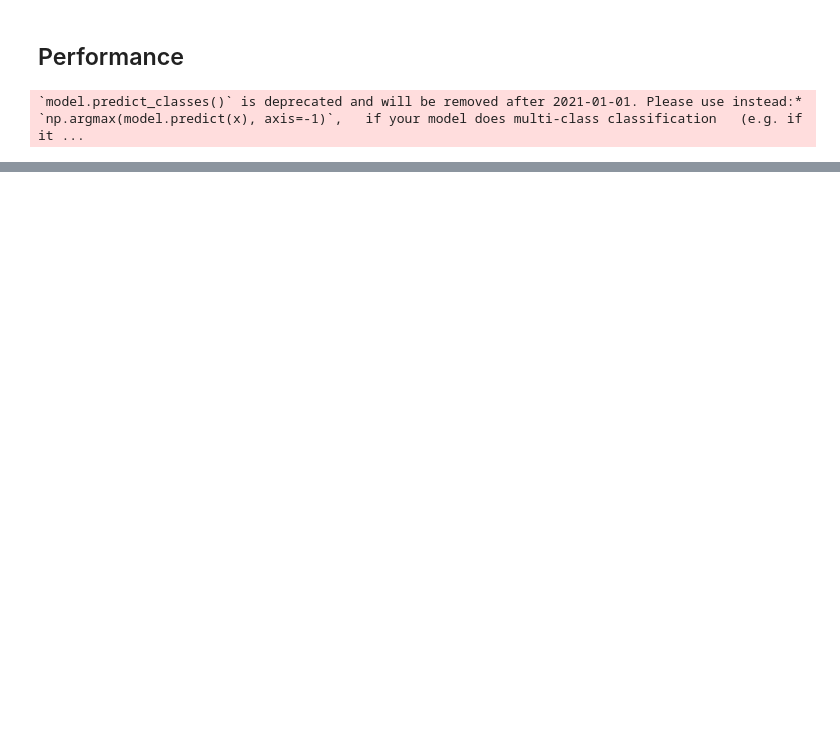
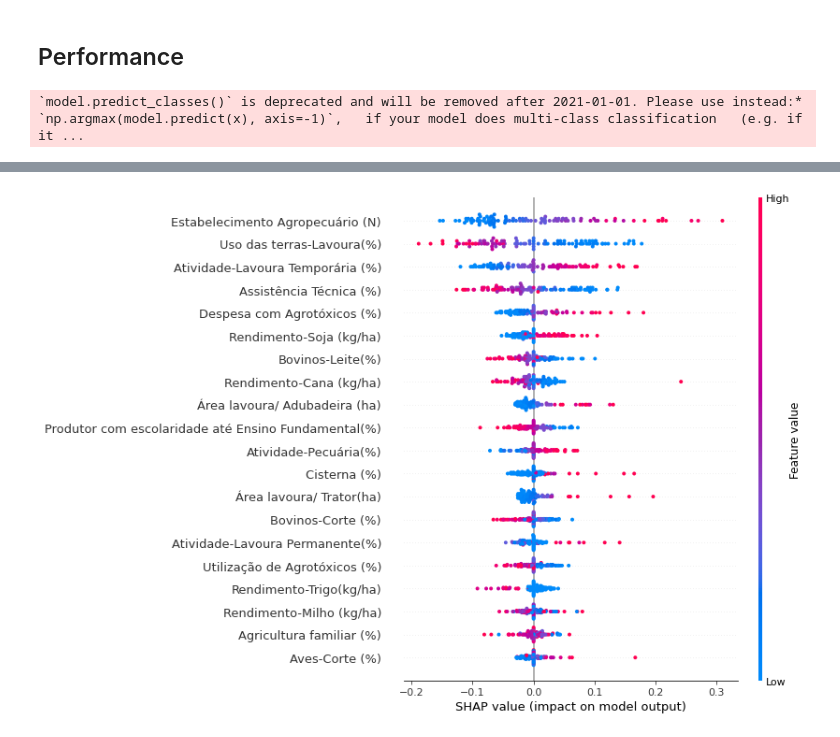
Before and after one commit to odxone/imil_agro_anexo, a Jupyter notebook: nbs/nb_66-neural_network_classification.ipynb, the cells around one changed output, grey strips where cells are left out. Saved outputs shown, nothing was run; the diff lists cells and outputs as text; code cells hidden in the pictures; blank space fills up the shorter version.

```diff
--- a/nbs/nb_66-neural_network_classification.ipynb
+++ b/nbs/nb_66-neural_network_classification.ipynb
@@ -136,0 +233,8 @@ INFO:tensorflow:Assets written to: /mnt/d/Clientes/ODX/agro/agro_book/data/nn_es
+# %%
+shap.summary_plot(
+    shap_nn_values[0],
+    features=shap.sample(scaled_X, random_state=42),
+    feature_names=feature_names
+)
+# %% [output]
+[figure, added]
```
Also changed, not shown: parts of 20 cells of this notebook, 7 other files.
